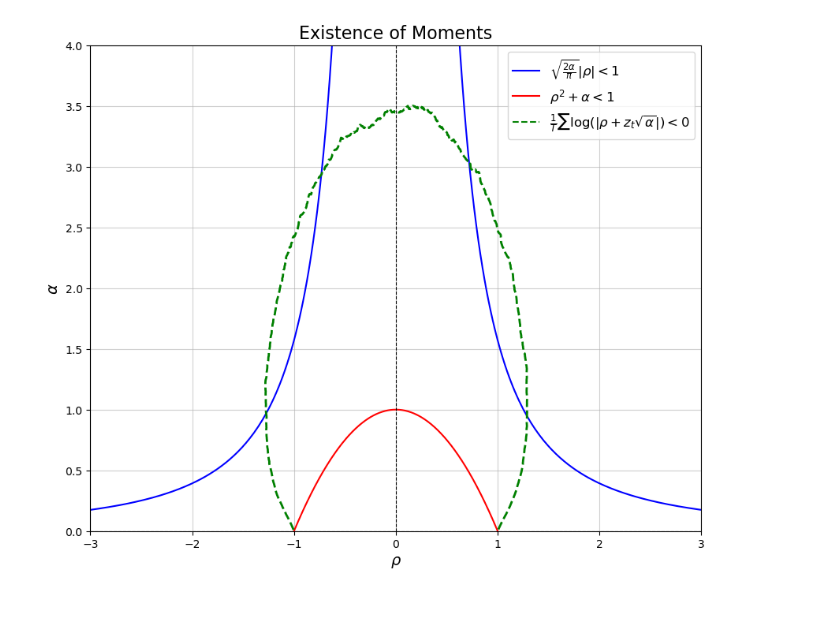
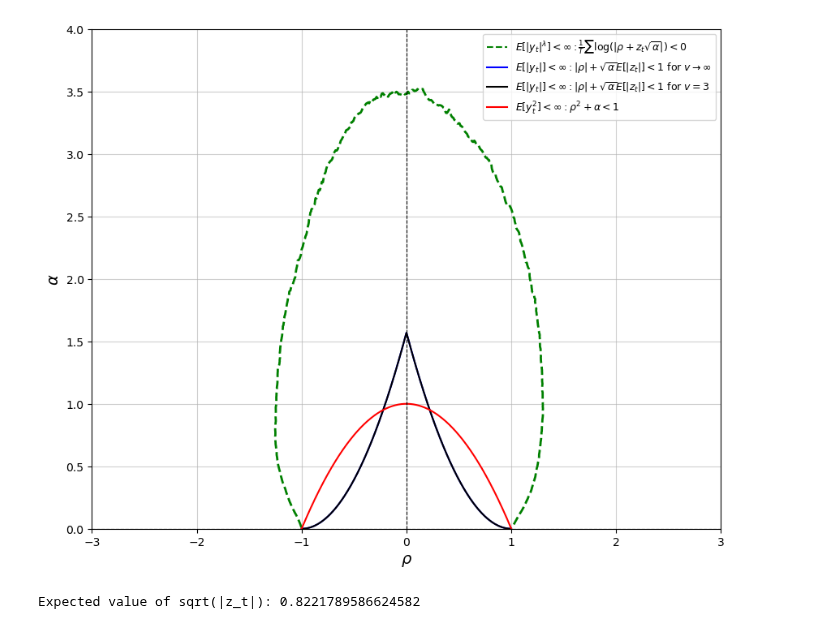
Before and after one commit to peterravn/Seminar-Adv-Finance, a Jupyter notebook: Emil Gøgl/Drift Criterion.ipynb, the cells around one changed output. Cells and saved outputs as stored; diff of their text form; code cells hidden in the pictures.

```diff
--- a/Emil Gøgl/Drift Criterion.ipynb
+++ b/Emil Gøgl/Drift Criterion.ipynb
@@ -1,6 +33,7 @@
 # %%
-import numpy as np
-import matplotlib.pyplot as plt
+v = 10000
+expected_abs_z = ead_scaled_student_t(v)
+
 
 # Constants
 pi = np.pi
@@ -8,7 +41,7 @@ T = 10000  # Number of samples
 z_samples = np.random.normal(0, 1, T)  # Draw T samples from N(0, 1)
 
 # Define ranges for rho and alpha
-rho_vals = np.linspace(-1.5, 1.5, 500)
+rho_vals = np.linspace(-2.5, 2.5, 500)
 alpha_vals = np.linspace(0.01, 5, 500)  # Avoid alpha = 0 for stability
 
 # Grid to evaluate the condition
@@ -19,45 +52,58 @@ log_condition = np.zeros_like(Rho)
 for i in range(Rho.shape[0]):  # For each alpha
     for j in range(Rho.shape[1]):  # For each rho
         rho = Rho[i, j]
         alpha = Alpha[i, j]
         log_terms = np.log(np.abs(rho + z_samples * np.sqrt(alpha)))
         log_condition[i, j] = np.mean(log_terms)
 
 # Determine the boundary where the condition transitions from < 0 to >= 0
 contour_levels = [0]  # We are interested in the zero-level line
 
-# Plot the previous lines
+# Plot the curves and contours
 plt.figure(figsize=(10, 8))
 
-# Curve: sqrt(2alpha/pi) * |rho| = 1
-rho_curve = np.linspace(-10, 10, 1000)
-rho_curve = rho_curve[rho_curve != 0]
-alpha_curve1 = (pi / 2) / (rho_curve**2)
-plt.plot(rho_curve, alpha_curve1, label=r'$\sqrt{\frac{2\alpha}{\pi}} |\rho| < 1$', color='blue')
+# Contour: 1/T ∑ log(|ρ + z_t √α|) = 0
+contour = plt.contour(Rho, Alpha, log_condition, levels=contour_levels, colors='green', linewidths=2, linestyles='--')
+# Add a dummy plot to include "Condition 3" in the legend
+plt.plot([], [], color='green', linestyle='--', label=r'$E[|y_t|^{\lambda}] < \infty :\frac{1}{T}\sum\log(|\rho + z_t \sqrt{\alpha}|) < 0$')
+
+# Curve: v-> infinity
+rho_curve = np.linspace(-1, 1, 1000)  # |ρ| ≤ 1 for the equation to make sense
+alpha_curve1 = (np.pi / 2) * (1 - np.abs(rho_curve))**2
+plt.plot(rho_curve, alpha_curve1, label=r'$ E[|y_t|] < \infty :|\rho| + \sqrt{\alpha} E[|z_t|] < 1$ for $v \to \infty$', color='blue')
+
+# Curve: v
+rho_curve = np.linspace(-1, 1, 1000)  # |ρ| ≤ 1 for the equation to make sense
+alpha_curve3 = ( (1 - np.abs(rho_curve) ) /expected_abs_z )**2
+plt.plot(rho_curve, alpha_curve3, label=rf'$ E[|y_t|] < \infty :|\rho| + \sqrt{{\alpha}} E[|z_t|] < 1$ for $v = {3}$', color='black')
 
 # Curve: ρ^2 + α = 1
 rho_curve2 = np.linspace(-1, 1, 500)
 alpha_curve2 = 1 - rho_curve2**2
-plt.plot(rho_curve2, alpha_curve2, label=r'$\rho^2 + \alpha < 1$', color='red')
-
-# Contour: 1/T ∑ log(|ρ + z_t √α|) < 0
-contour = plt.contour(Rho, Alpha, log_condition, levels=contour_levels, colors='green', linewidths=2, linestyles='--')
-# Add a dummy plot to include "Condition 3" in the legend
-plt.plot([], [], color='green', linestyle='--', label=r'$\frac{1}{T}\sum\log(|\rho + z_t \sqrt{\alpha}|) < 0$')
+plt.plot(rho_curve2, alpha_curve2, label=r'$E[y_t^2] < \infty : \rho^2 + \alpha < 1$', color='red')
 
 # Labels and legend
 plt.axhline(0, color='black', linewidth=0.8, linestyle='--')  # Alpha axis
 plt.axvline(0, color='black', linewidth=0.8, linestyle='--')  # Rho axis
 plt.xlabel(r'$\rho$', fontsize=14)
 plt.ylabel(r'$\alpha$', fontsize=14)
-plt.title(r'Existence of Moments', fontsize=16)
 
-plt.legend(fontsize=12, loc='upper right')
+plt.legend(fontsize=9, loc='upper right')
 plt.grid(alpha=0.6)
 plt.ylim(0, 4)
 plt.xlim(-3, 3)
 
 # Show the plot
 plt.show()
 # %% [output]
-[figure, old version]
+[figure, new version]
+# %%
+# Define the integrand
+def integrand(x):
+    return np.sqrt(abs(x)) * (1/np.sqrt(2 * np.pi)) * np.exp(-x**2 / 2)
+
+# Compute the integral
+expected_value, _ = integrate.quad(integrand, -np.inf, np.inf)
+print(f"Expected value of sqrt(|z_t|): {expected_value}")
+# %% [output]
+Expected value of sqrt(|z_t|): 0.8221789586624582
```
Also changed, not shown: parts of 4 cells of this notebook, 23 other files.
